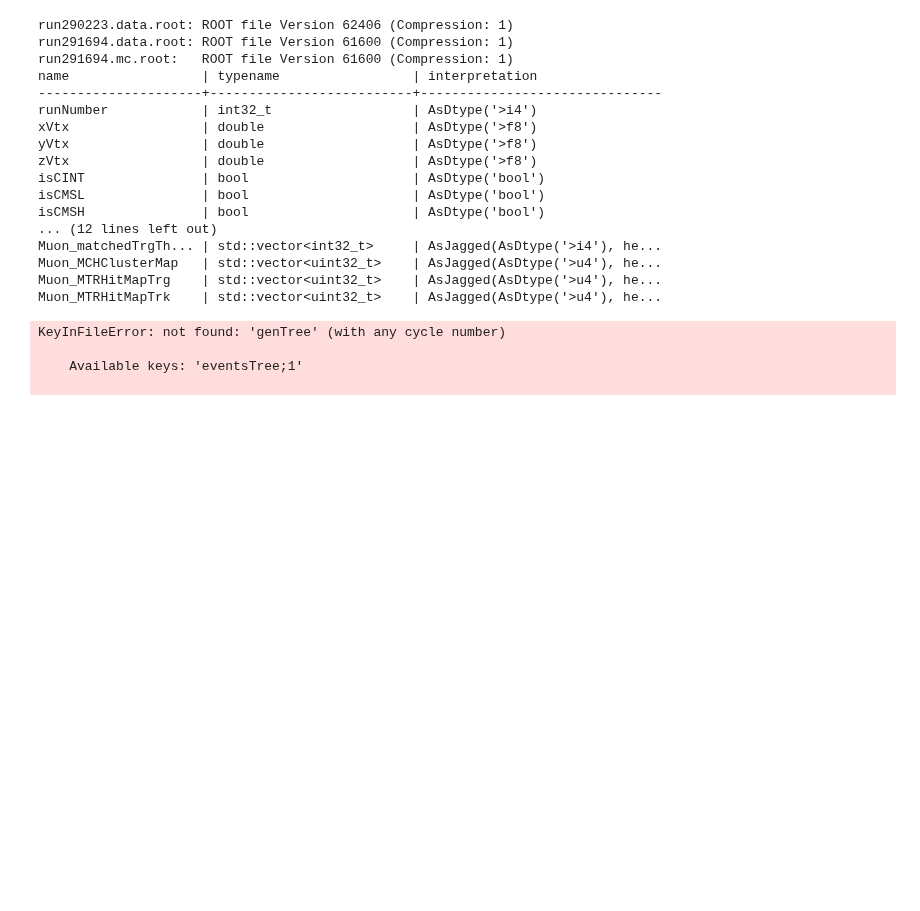
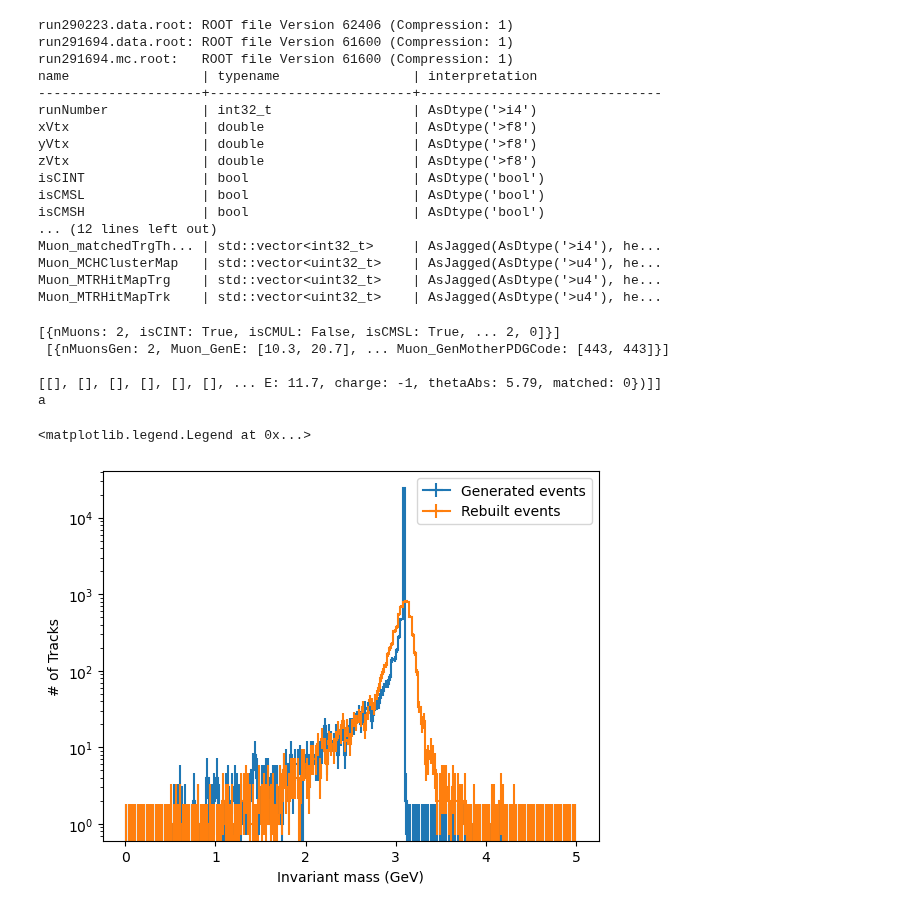
Before and after one commit to nantes-m2-rps-exp/qqbar2mumu-2022, a Jupyter notebook: notebooks/Geometric_Parameters-Vectorisation-bis.ipynb, the cells around one changed output. Cells and saved outputs as stored; diff of their text form; code cells hidden in the pictures; blank space fills up the shorter version.

```diff
--- a/notebooks/Geometric_Parameters-Vectorisation-bis.ipynb
+++ b/notebooks/Geometric_Parameters-Vectorisation-bis.ipynb
@@ -67,8 +67,8 @@ IS_MC=True if DATATYPE=="mc" else False
 #!file *.root
 #file = uproot.open("run291694.mc.root")
 #file.keys()
-events = file["eventsTree"]
-gen = file["genTree"]
+#events = file["eventsTree"]
+#gen = file["genTree"]
 
 #def data_url(run,is_mc):
 #    basesrc="https://cernbox.cern.ch/remote.php/dav/public-files/VJZ5whMyF5Kxldd/dimuonData_LHC18m"
@@ -98,8 +98,19 @@ def getTracks(events, gen):
                     "matched":tracks["Muon_matchedTrgThreshold"]},
                     with_name='Momentum4D')
 
+def getTracksGenerated(gen):
+    i = gen["Muon_GenMotherPDGCode"] == 443
+    j = i[:,0]
+    tracksGen = gen[j]
+    return ak.zip({ "px":tracksGen["Muon_GenPx"],
+                   "py":tracksGen["Muon_GenPy"],
+                   "pz":tracksGen["Muon_GenPz"],
+                   "E":tracksGen["Muon_GenE"],
+                   "GenMotherPDGCode":tracksGen["Muon_GenMotherPDGCode"]},
+                    with_name='Momentum4D')
+
 def scan(dataDescription1, dataDescription2,
-              hMag:hist.Hist, hPhi:hist.Hist, hInvMass:hist.Hist,
+              hMag:hist.Hist, hPhi:hist.Hist, hInvMassGen:hist.Hist, hInvMassRebuilt:hist.Hist,
               eventSelector=lambda x:[True]*len(x),
               trackSelector=lambda x:[True]*len(x),
               verbose:bool=False):
@@ -127,41 +138,53 @@ def scan(dataDescription1, dataDescription2,
         goodEvents = events[eventSelector(events)]
 
         tracks = getTracks(events, gen)
+        tracksGen = getTracksGenerated(gen)
 
         pairs = ak.combinations(tracks, 2)
+        pairs_gen = ak.combinations(tracksGen, 2)
         one, two = ak.unzip(pairs)
+        one_gen, two_gen = ak.unzip(pairs_gen)
 
         #opposite_charge_cut = one.charge + two.charge == 0
 
         #quality_one = one[opposite_charge_cut]
         #quality_two = two[opposite_charge_cut]
         invariant_mass = (one + two).mass
+        invariant_mass_gen = (one_gen + two_gen).mass
 
         hMag.fill(ak.flatten(tracks.p))
         hPhi.fill(ak.flatten(tracks.phi))
-        hInvMass.fill(ak.flatten(invariant_mass))
+        hInvMassRebuilt.fill(ak.flatten(invariant_mass))
+        hInvMassGen.fill(ak.flatten(invariant_mass_gen))
 
         print(pairs)
         print("a")
 
         if verbose:
             print(batch1[1], "\n", batch2[1])
 
 vhMagRaw = hist.Hist(hist.axis.Regular(bins=100,start=0,stop=100,name='$|p|$'))
 vhPhiRaw = hist.Hist(hist.axis.Regular(bins=200,start=-22/7,stop=22/7,name='$\phi$'))
-vhInvMass = hist.Hist(hist.axis.Regular(bins=200,start=0,stop=5,name='invariant mass'))
+vhInvMass_gen = hist.Hist(hist.axis.Regular(bins=200,start=0,stop=5,name='invariant mass'))
+vhInvMass_rebuilt = hist.Hist(hist.axis.Regular(bins=200,start=0,stop=5,name='invariant mass'))
 
 scan(dataDescription1=f"{BASEDIR}/run291694.{DATATYPE}.root:eventsTree",
      dataDescription2=f"{BASEDIR}/run291694.{DATATYPE}.root:genTree",
-          hMag=vhMagRaw, hPhi=vhPhiRaw, hInvMass=vhInvMass,
+          hMag=vhMagRaw, hPhi=vhPhiRaw, hInvMassGen=vhInvMass_gen, hInvMassRebuilt=vhInvMass_rebuilt,
           eventSelector=lambda x: x["isCMUL"]==True,
           trackSelector=lambda x: (x.eta>0))
 
-vhInvMass.plot(label="J-Psi Only")
+vhInvMass_gen.plot(label="Generated events")
+vhInvMass_rebuilt.plot(label="Rebuilt events")
 plt.xlabel("Invariant mass (GeV)")
 plt.ylabel("# of Tracks")
+plt.yscale("log")
+plt.legend()
 # %% [output]
-KeyInFileError: not found: 'genTree' (with any cycle number)
+[{nMuons: 2, isCINT: True, isCMUL: False, isCMSL: True, ... 2, 0]}]
+ [{nMuonsGen: 2, Muon_GenE: [10.3, 20.7], ... Muon_GenMotherPDGCode: [443, 443]}]
 
-    Available keys: 'eventsTree;1'
-
+[[], [], [], [], [], [], ... E: 11.7, charge: -1, thetaAbs: 5.79, matched: 0})]]
+a
+<matplotlib.legend.Legend at 0x...>
+[figure, added]
```
Also changed, not shown: 6 other files.
